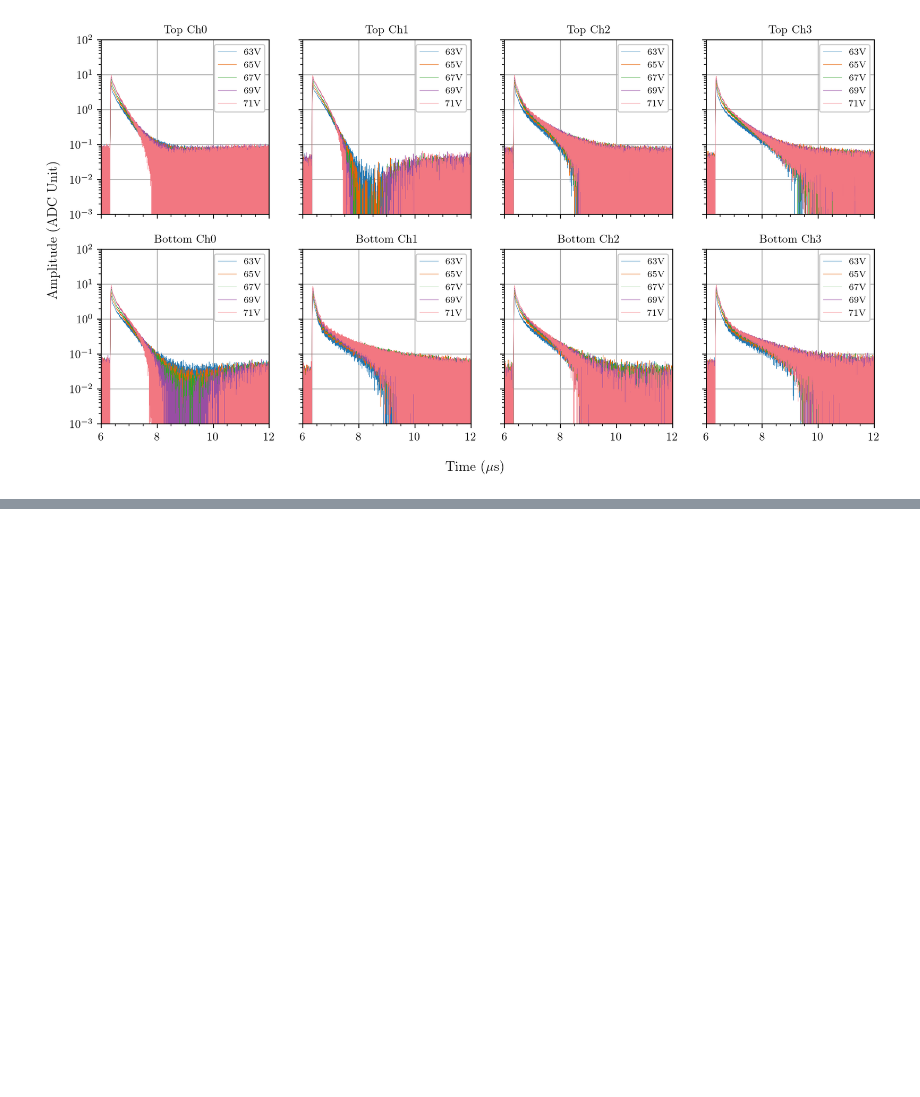
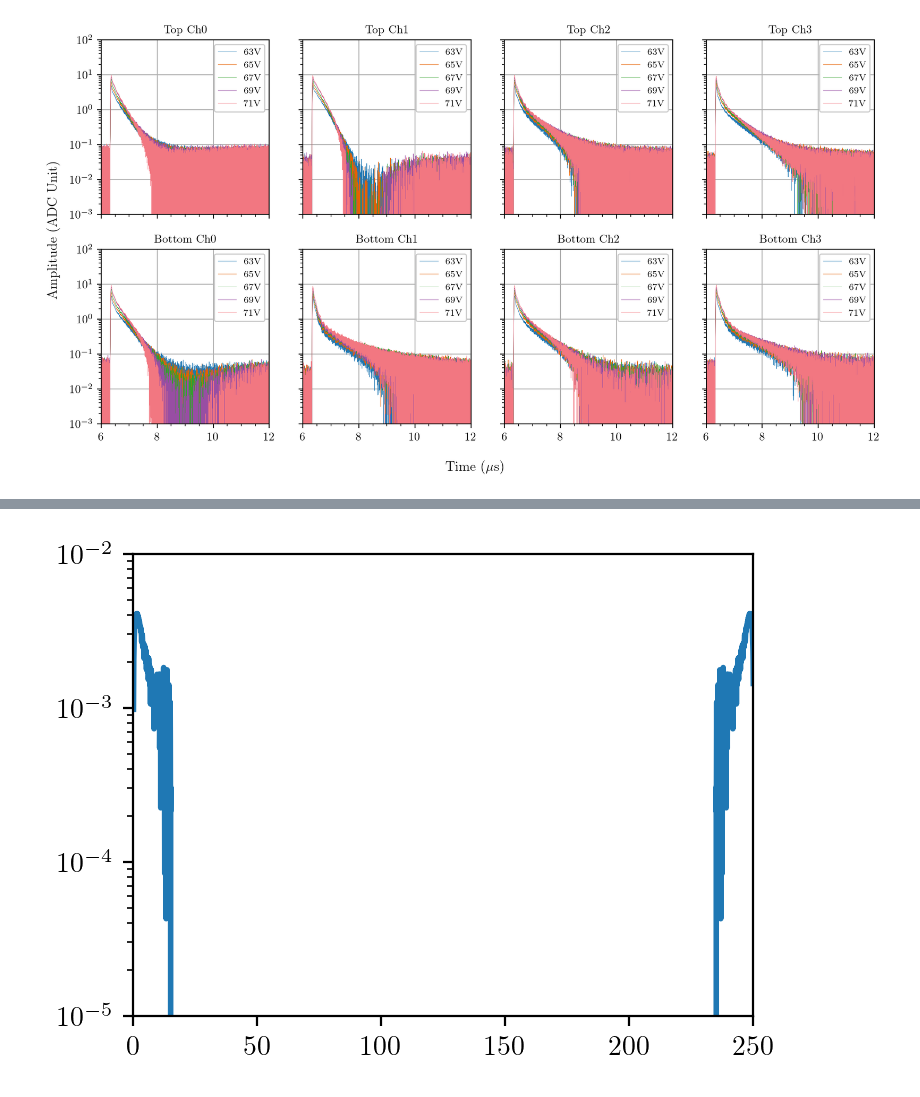
Before and after one commit to darkside-princeton/sipm-analysis, a Jupyter notebook: jupyter/deconvolution.ipynb, the cells around one changed output, grey strips where cells are left out. Cells and saved outputs as stored; diff of their text form; code cells hidden in the pictures; blank space fills up the shorter version.

```diff
--- a/jupyter/deconvolution.ipynb
+++ b/jupyter/deconvolution.ipynb
@@ -218,0 +241,13 @@ Text(0.07, 0.5, 'Amplitude (ADC Unit)')
+# %%
+# Compute Wiener filter
+for i, pos in enumerate(positions):
+    for j, ch in enumerate(channels):
+        for k, volt in enumerate(voltages):
+            dt = data_spe[pos][ch][volt]['time'][1]-data_spe[pos][ch][volt]['time'][0]
+            shift = np.array([np.exp(complex(0,-2*np.pi*freq*dt*int(np.argmax(data_spe[pos][ch][volt]['avg_spe_wf'])))) for freq in data_spe[pos][ch][volt]['frequency']])
+            data_fft[pos][ch][volt]['wiener_filter'] = data_fft[pos][ch][volt]['wiener_factor']*shift/data_spe[pos][ch][volt]['fft_spe_wf']
+# %%
+plt.plot(data_fft['top'][0][63]['frequency_MHz'], abs(data_fft['top'][0][63]['wiener_filter']))
+plt.yscale('log')
+# %% [output]
+[figure, added]
```
Also changed, not shown: parts of 9 cells of this notebook, 1 other file.
